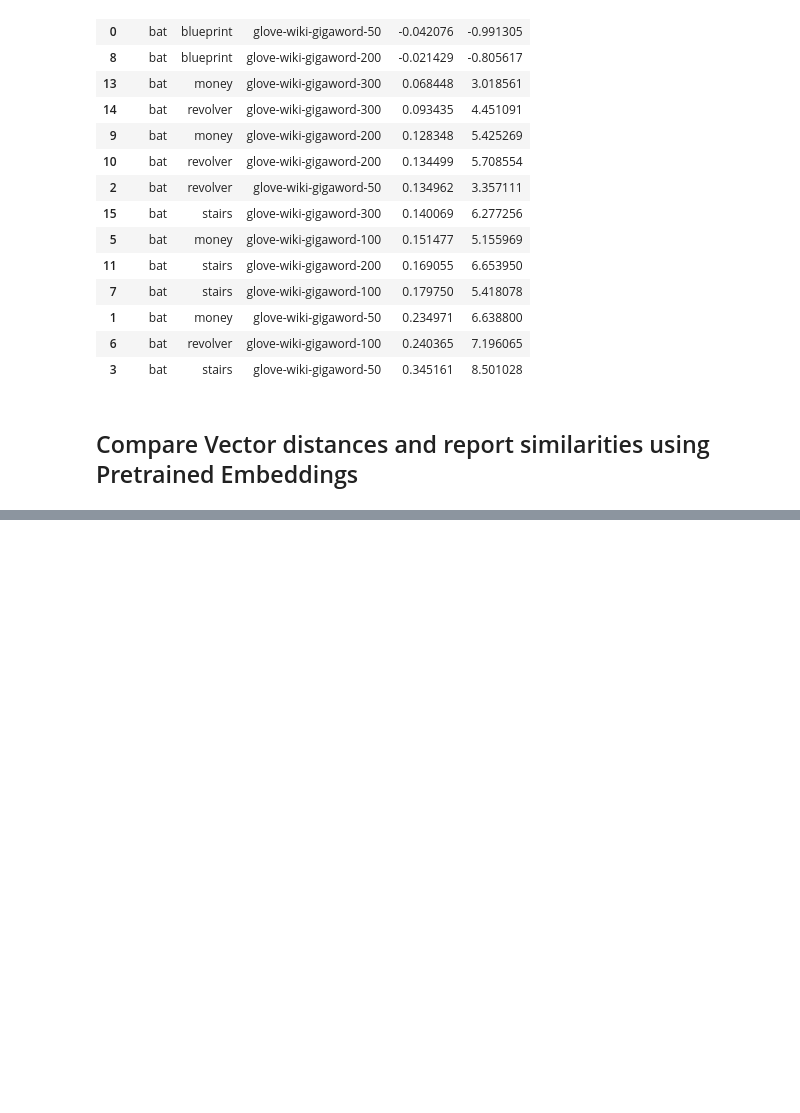
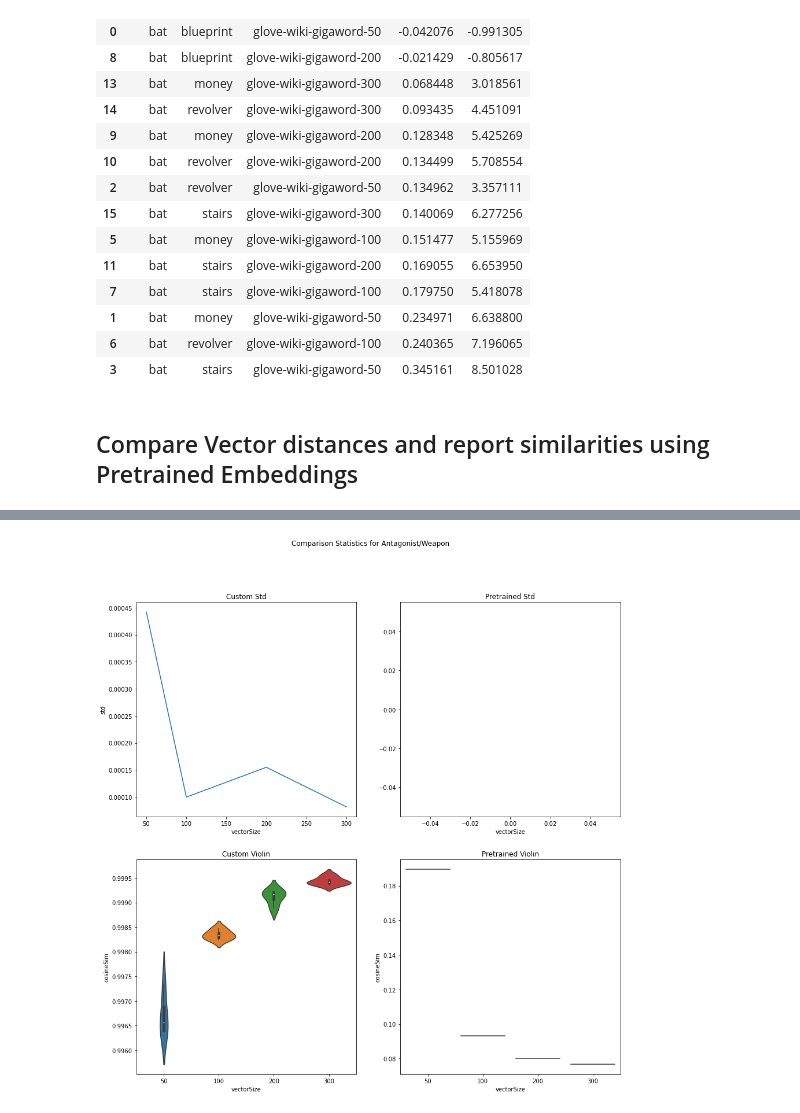
Before and after one commit to NLPaladins/rinehartAnalysis_wordVectors, a Jupyter notebook: main.ipynb, the cells around one changed output, grey strips where cells are left out. Saved outputs shown, nothing was run; the diff lists cells and outputs as text; code cells hidden in the pictures; blank space fills up the shorter version.

```diff
--- a/main.ipynb
+++ b/main.ipynb
@@ -1163,0 +1197,4 @@ antag_crime_obj_dists_pre = pd.read_pickle(f"data{os.sep}The_Circular_Staircase_
+# %%
+plot_differences(antag_crime_weap_dists, antag_crime_weap_dists_pre, "Antagonist/Weapon")
+# %% [output]
+[figure, added]
```
Also changed, not shown: parts of 23 cells of this notebook.
